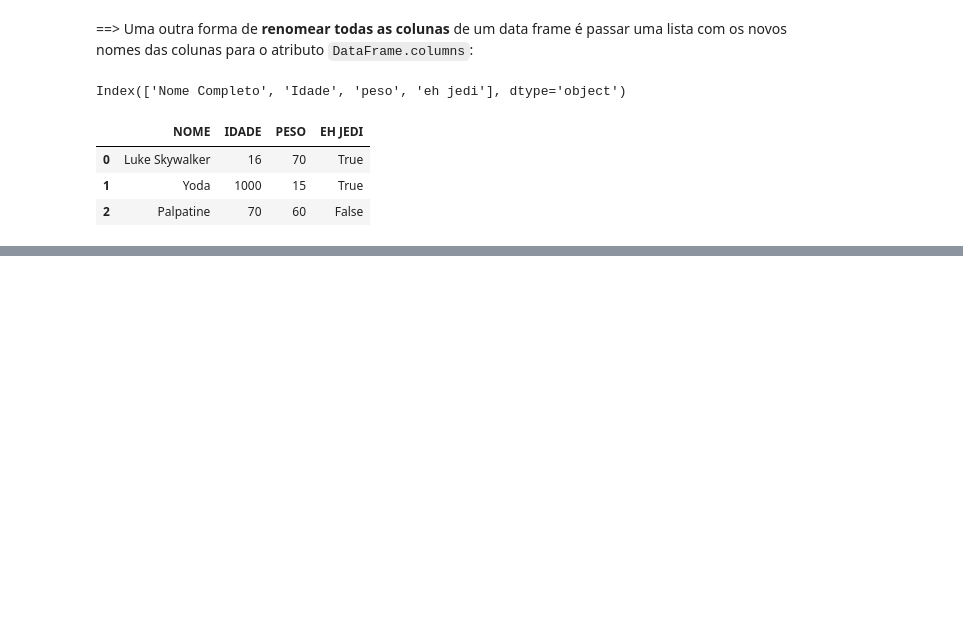
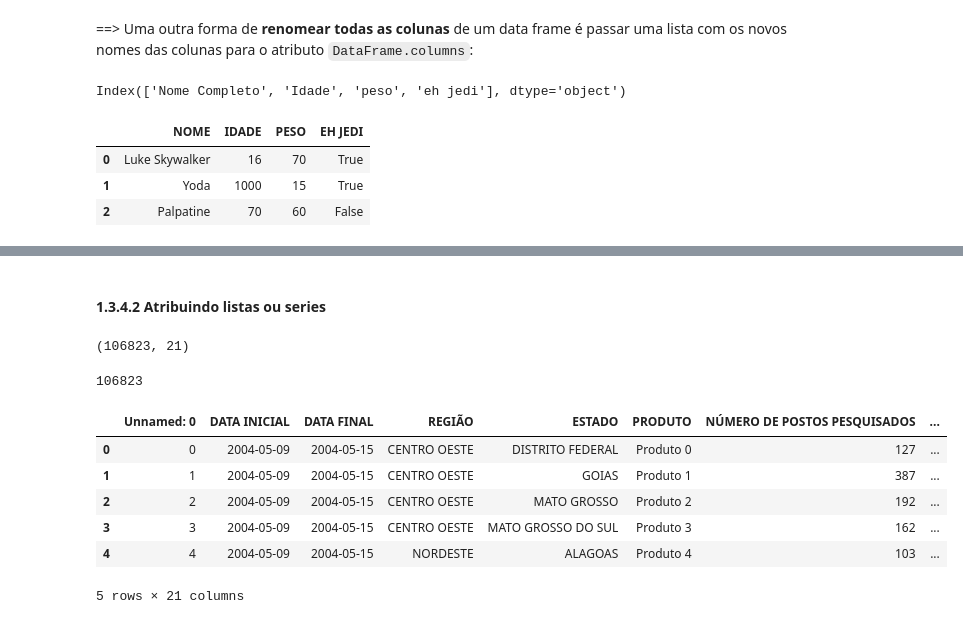
Before and after one commit to AriiiAlves/Aprendendo-Pandas, a Jupyter notebook: Aulas #03 a #25 - Manipulação de dados com pandas.ipynb, the cells around one changed output, grey strips where cells are left out. Drawn from its saved outputs; the diff is of its cells as text; code cells hidden in the pictures; blank space fills up the shorter version.

```diff
--- a/Aulas #03 a #25 - Manipulação de dados com pandas.ipynb
+++ b/Aulas #03 a #25 - Manipulação de dados com pandas.ipynb
@@ -266,0 +455,25 @@ personagens_df
+# %% [markdown]
+#### 1.3.4.2 Atribuindo listas ou series
+# %%
+nrows, ncols = data.shape
+nrows, ncols
+# %% [output]
+(106823, 21)
+# %%
+novos_produtos = [ f'Produto {i}' for i in range(nrows)]
+len(novos_produtos)
+# %% [output]
+106823
+# %%
+# a quantidade de elementos da lista 'novos produtos' é igual ao número de linhas do dataframe
+data['PRODUTO'] = novos_produtos
+# %%
+data.head()
+# %% [output]
+|  | Unnamed: 0 | DATA INICIAL | DATA FINAL | REGIÃO | ESTADO | PRODUTO | NÚMERO DE POSTOS PESQUISADOS | ... |
+| 0 | 0 | 2004-05-09 | 2004-05-15 | CENTRO OESTE | DISTRITO FEDERAL | Produto 0 | 127 | ... |
+| 1 | 1 | 2004-05-09 | 2004-05-15 | CENTRO OESTE | GOIAS | Produto 1 | 387 | ... |
+| 2 | 2 | 2004-05-09 | 2004-05-15 | CENTRO OESTE | MATO GROSSO | Produto 2 | 192 | ... |
+| 3 | 3 | 2004-05-09 | 2004-05-15 | CENTRO OESTE | MATO GROSSO DO SUL | Produto 3 | 162 | ... |
+| 4 | 4 | 2004-05-09 | 2004-05-15 | NORDESTE | ALAGOAS | Produto 4 | 103 | ... |
+5 rows × 21 columns
```
Also changed, not shown: parts of 42 cells of this notebook.
